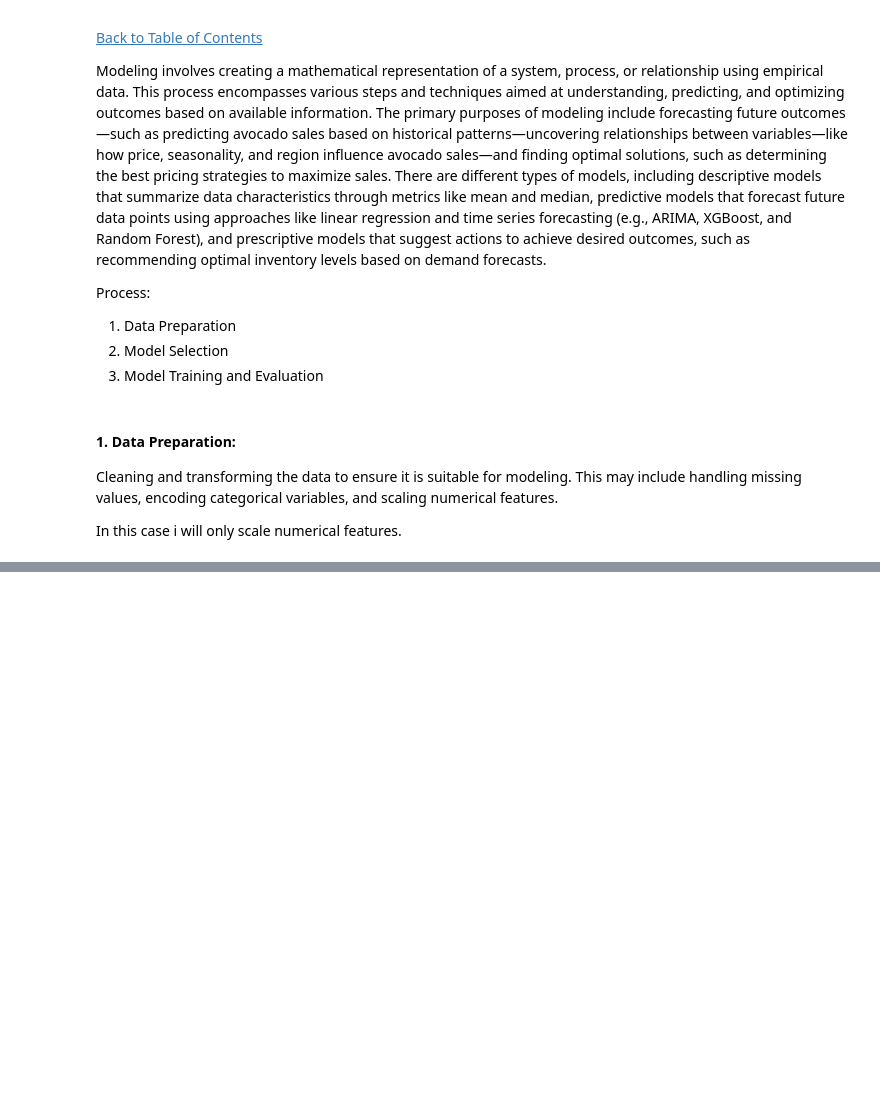
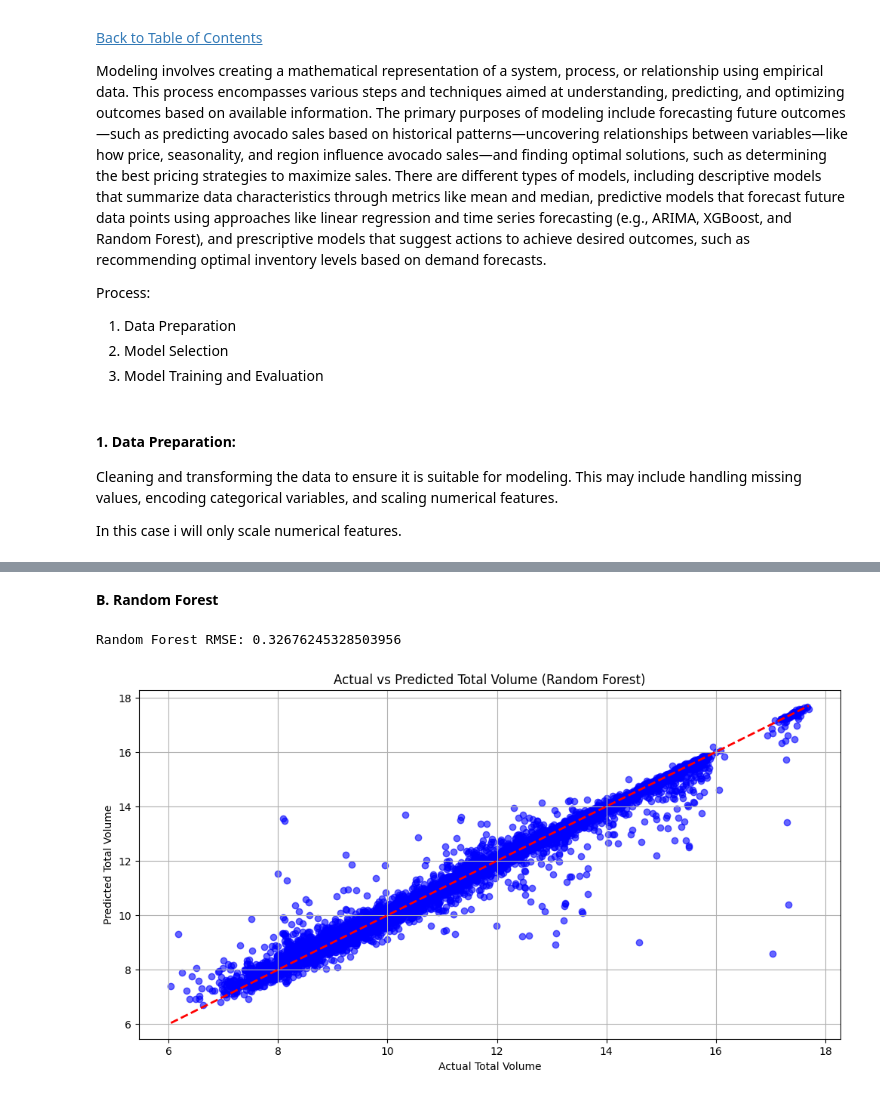
Before and after one commit to keneilweRangw/Mastering-Avocado-Prices, a Jupyter notebook: QCTO_Workplace_Module_K_Rangwaga.ipynb, the cells around one changed output, grey strips where cells are left out. Cells and saved outputs as stored; diff of their text form; code cells hidden in the pictures; blank space fills up the shorter version.

```diff
--- a/QCTO_Workplace_Module_K_Rangwaga.ipynb
+++ b/QCTO_Workplace_Module_K_Rangwaga.ipynb
@@ -1310,0 +1016,14 @@ The next step is tuning the forecasting models to improve their performance and
+# %%
+# Create lagged features
+for lag in range(1, 13):  # Creating 12 lagged features for the last year
+    data_scaled[f'lag_{lag}'] = data_scaled['TotalVolume'].shift(lag)
+
+# Drop NaN values
+data_scaled.dropna(inplace=True)
+
+# Update X to include lagged features
+X = data_scaled[['AveragePrice', 'Month', 'Year'] + [f'lag_{lag}' for lag in range(1, 13)] + [col for col in data_scaled.columns if 'Region_' in col]]
+# Transform target variable
+y = np.log1p(data_scaled['TotalVolume'])
+# Splitting the dataset into training and testing sets
+X_train, X_test, y_train, y_test = train_test_split(X, y, test_size=0.2, random_state=42)
@@ -1310,0 +1083,31 @@ The next step is tuning the forecasting models to improve their performance and
+# %% [markdown]
+**B. Random Forest**
+# %%
+# Initialize Random Forest Regressor
+rf_regressor = RandomForestRegressor(n_estimators=100, random_state=42)
+
+# Split data
+X_train, X_test, y_train, y_test = train_test_split(X, y, test_size=0.2, random_state=42)
+
+# Train the model
+rf_regressor.fit(X_train, y_train)
+
+# Make predictions
+y_pred = rf_regressor.predict(X_test)
+
+# Calculate RMSE
+rf_rmse = np.sqrt(mean_squared_error(y_test, y_pred))
+print(f'Random Forest RMSE: {rf_rmse}')
+
+# Visualize Actual vs Predicted values
+plt.figure(figsize=(12, 6))
+plt.scatter(y_test, y_pred, color='blue', alpha=0.6)
+plt.plot([y_test.min(), y_test.max()], [y_test.min(), y_test.max()], 'r--', lw=2)
+plt.title('Actual vs Predicted Total Volume (Random Forest)')
+plt.xlabel('Actual Total Volume')
+plt.ylabel('Predicted Total Volume')
+plt.grid()
+plt.show()
+# %% [output]
+Random Forest RMSE: 0.32676245328503956
+[figure, added]
```
Also changed, not shown: parts of 73 cells of this notebook, 2 other files.
